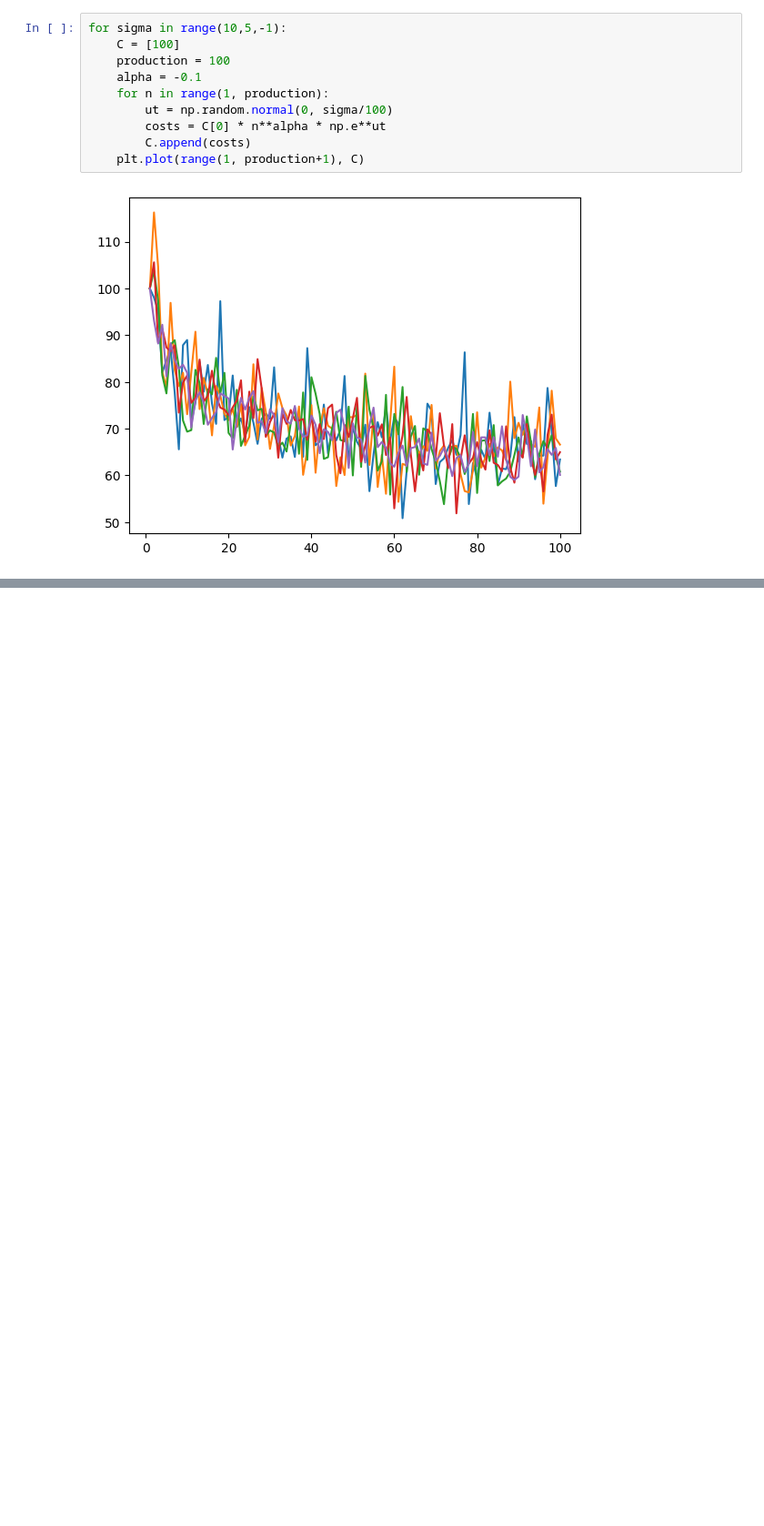
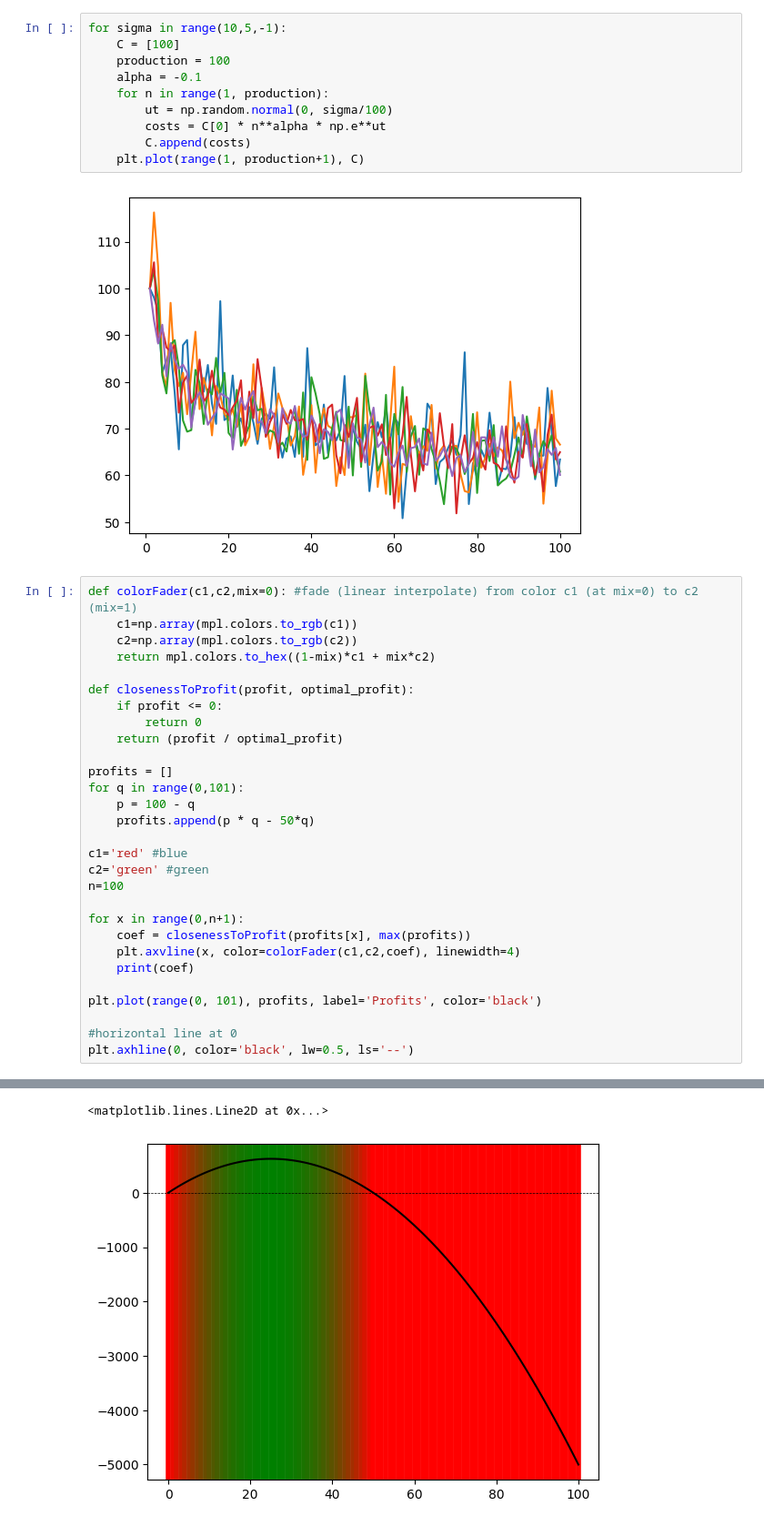
Before and after one commit to PythonScriptPlusPlus/PriceWars, a Jupyter notebook: proofs of concepts/graphs.ipynb, the cells around one changed output, grey strips where cells are left out. Shown: that part at 91% size. Drawn from its saved outputs; the diff is of its cells as text; blank space fills up the shorter version.

```diff
--- a/proofs of concepts/graphs.ipynb
+++ b/proofs of concepts/graphs.ipynb
@@ -29,3 +30,33 @@ for sigma in range(10,5,-1):
     plt.plot(range(1, production+1), C)
 # %% [output]
 [figure]
+# %%
+def colorFader(c1,c2,mix=0): #fade (linear interpolate) from color c1 (at mix=0) to c2 (mix=1)
+    c1=np.array(mpl.colors.to_rgb(c1))
+    c2=np.array(mpl.colors.to_rgb(c2))
+    return mpl.colors.to_hex((1-mix)*c1 + mix*c2)
+
+def closenessToProfit(profit, optimal_profit):
+    if profit <= 0:
+        return 0
+    return (profit / optimal_profit)
+
+profits = []
+for q in range(0,101):
+    p = 100 - q
+    profits.append(p * q - 50*q)
+
+c1='red' #blue
+c2='green' #green
+n=100
+
+for x in range(0,n+1):
+    coef = closenessToProfit(profits[x], max(profits))
+    plt.axvline(x, color=colorFader(c1,c2,coef), linewidth=4)
+    print(coef)
+
+plt.plot(range(0, 101), profits, label='Profits', color='black')
+
+#horizontal line at 0
+plt.axhline(0, color='black', lw=0.5, ls='--')
+# %% [output]
@@ -31,0 +80,2 @@ for sigma in range(10,5,-1):
+<matplotlib.lines.Line2D at 0x...>
+[figure, added]
```
Also changed, not shown: parts of 2 cells of this notebook, 3 other files.
